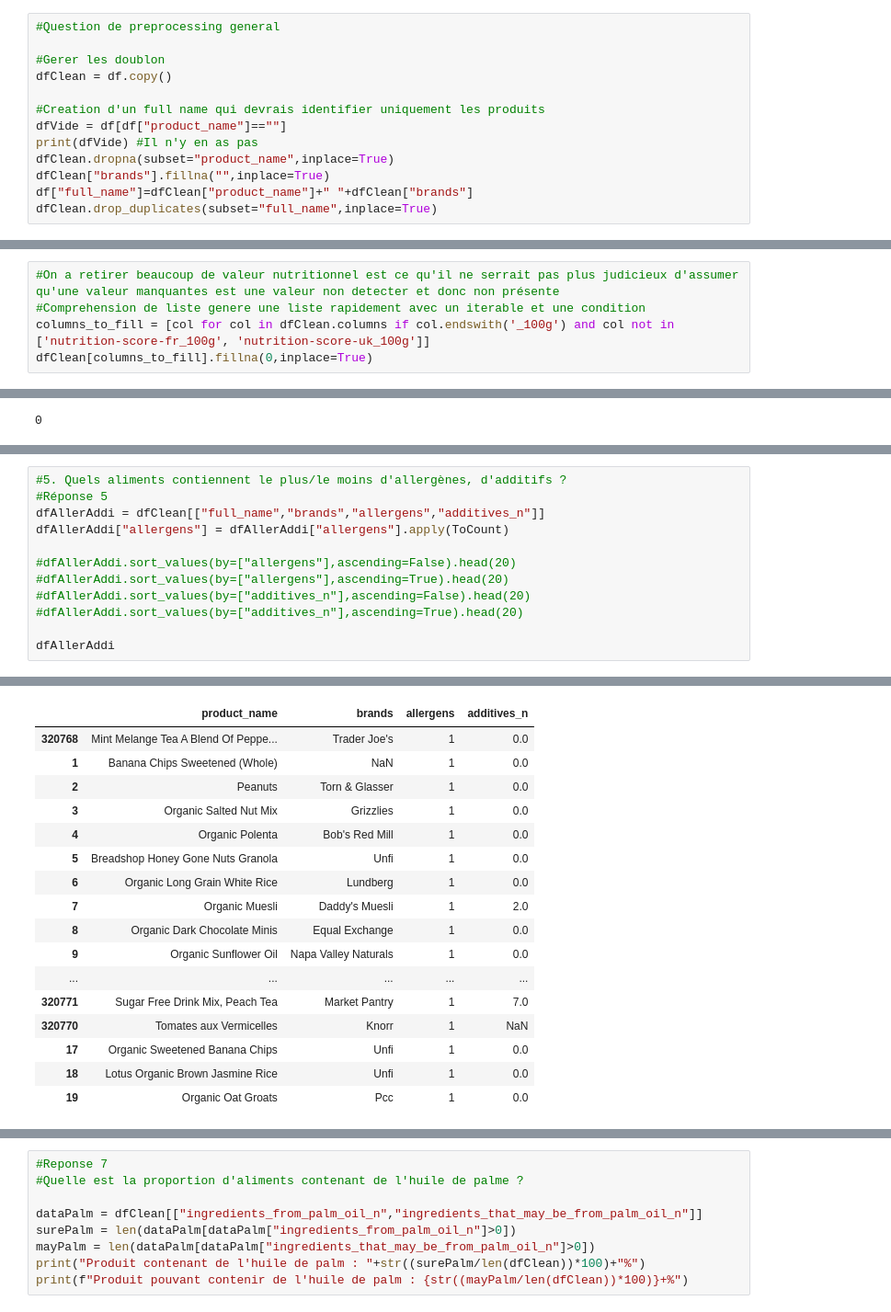
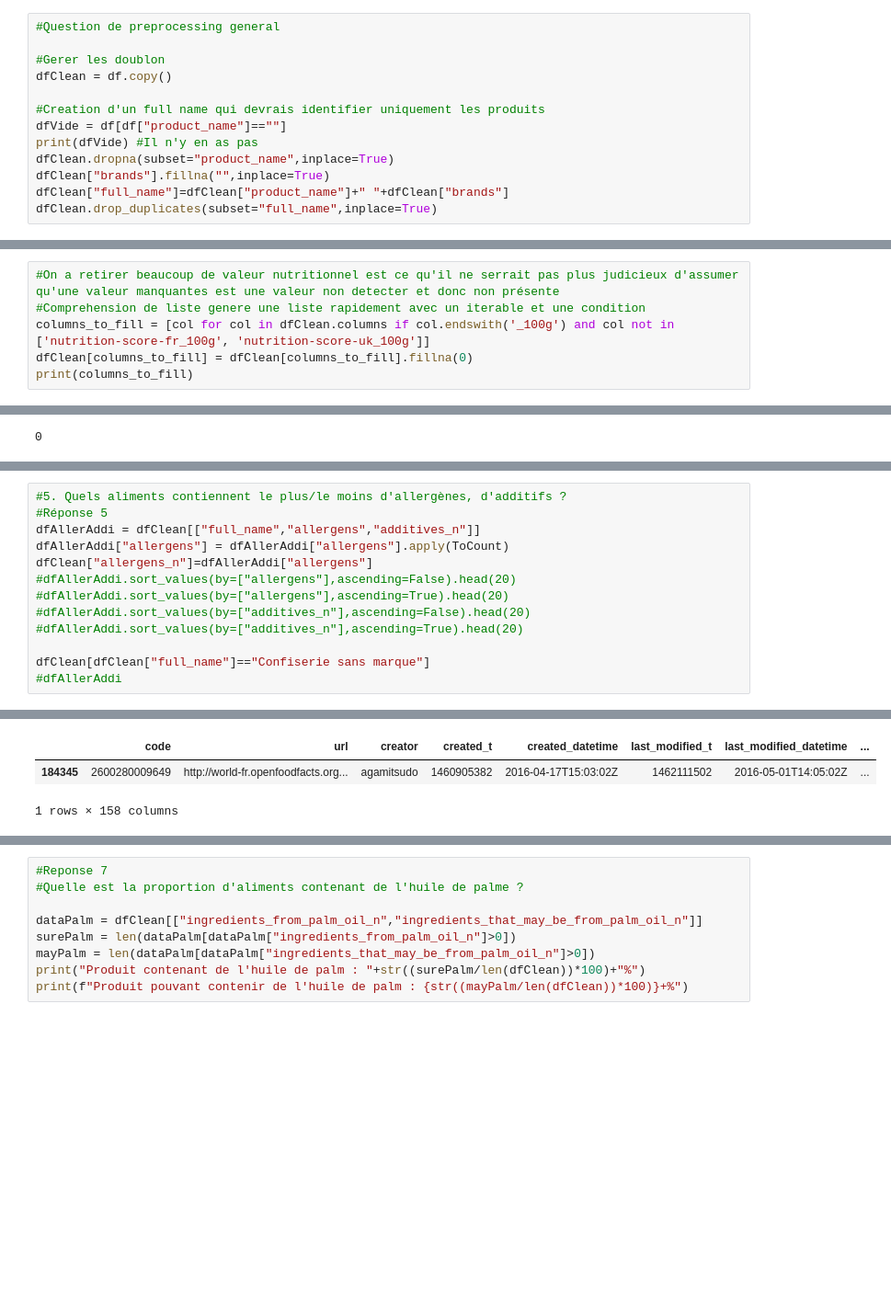
Before and after one commit to Solenhya/IAFood-P4-DevIA-G1, a Jupyter notebook: Améliorer la santé par l'IA - Analyse des données Open Food Facts.ipynb, the cells around one changed output, grey strips where cells are left out. Shown at 92% size. Cells and saved outputs as stored; diff of their text form; blank space fills up the shorter version.

```diff
--- a/Améliorer la santé par l'IA - Analyse des données Open Food Facts.ipynb
+++ b/Améliorer la santé par l'IA - Analyse des données Open Food Facts.ipynb
@@ -174,7 +154,7 @@ dfVide = df[df["product_name"]==""]
 print(dfVide) #Il n'y en as pas
 dfClean.dropna(subset="product_name",inplace=True)
 dfClean["brands"].fillna("",inplace=True)
-df["full_name"]=dfClean["product_name"]+" "+dfClean["brands"]
+dfClean["full_name"]=dfClean["product_name"]+" "+dfClean["brands"]
 dfClean.drop_duplicates(subset="full_name",inplace=True)
 # %% [output]
 Empty DataFrame
@@ -227,5 +196,6 @@ dfClean = dfDropCopy
 #On a retirer beaucoup de valeur nutritionnel est ce qu'il ne serrait pas plus judicieux d'assumer qu'une valeur manquantes est une valeur non detecter et donc non présente
 #Comprehension de liste genere une liste rapidement avec un iterable et une condition
 columns_to_fill = [col for col in dfClean.columns if col.endswith('_100g') and col not in ['nutrition-score-fr_100g', 'nutrition-score-uk_100g']]
-dfClean[columns_to_fill].fillna(0,inplace=True)
+dfClean[columns_to_fill] = dfClean[columns_to_fill].fillna(0)
+print(columns_to_fill)
 # %% [output]
@@ -321,38 +317,25 @@ dataGen["full_name"]=dataGen["product_name"]+" "+dataGen["brands"]
 # %%
 #5. Quels aliments contiennent le plus/le moins d'allergènes, d'additifs ?
 #Réponse 5
-dfAllerAddi = dfClean[["full_name","brands","allergens","additives_n"]]
+dfAllerAddi = dfClean[["full_name","allergens","additives_n"]]
 dfAllerAddi["allergens"] = dfAllerAddi["allergens"].apply(ToCount)
-
+dfClean["allergens_n"]=dfAllerAddi["allergens"]
 #dfAllerAddi.sort_values(by=["allergens"],ascending=False).head(20)
 #dfAllerAddi.sort_values(by=["allergens"],ascending=True).head(20)
 #dfAllerAddi.sort_values(by=["additives_n"],ascending=False).head(20)
 #dfAllerAddi.sort_values(by=["additives_n"],ascending=True).head(20)
 
-dfAllerAddi
+dfClean[dfClean["full_name"]=="Confiserie sans marque"]
+#dfAllerAddi
 # %% [output]
 A value is trying to be set on a copy of a slice from a DataFrame.
 Try using .loc[row_indexer,col_indexer] = value instead
 
 See the caveats in the documentation: https://pandas.pydata.org/pandas-docs/stable/user_guide/indexing.html#returning-a-view-versus-a-copy
   dfAllerAddi["allergens"] = dfAllerAddi["allergens"].apply(ToCount)
-|  | product_name | brands | allergens | additives_n |
-| 320768 | Mint Melange Tea A Blend Of Peppe... | Trader Joe's | 1 | 0.0 |
-| 1 | Banana Chips Sweetened (Whole) | NaN | 1 | 0.0 |
-| 2 | Peanuts | Torn & Glasser | 1 | 0.0 |
-| 3 | Organic Salted Nut Mix | Grizzlies | 1 | 0.0 |
-| 4 | Organic Polenta | Bob's Red Mill | 1 | 0.0 |
-| 5 | Breadshop Honey Gone Nuts Granola | Unfi | 1 | 0.0 |
-| 6 | Organic Long Grain White Rice | Lundberg | 1 | 0.0 |
-| 7 | Organic Muesli | Daddy's Muesli | 1 | 2.0 |
-| 8 | Organic Dark Chocolate Minis | Equal Exchange | 1 | 0.0 |
-| 9 | Organic Sunflower Oil | Napa Valley Naturals | 1 | 0.0 |
-| ... | ... | ... | ... | ... |
-| 320771 | Sugar Free Drink Mix, Peach Tea | Market Pantry | 1 | 7.0 |
-| 320770 | Tomates aux Vermicelles | Knorr | 1 | NaN |
-| 17 | Organic Sweetened Banana Chips | Unfi | 1 | 0.0 |
-| 18 | Lotus Organic Brown Jasmine Rice | Unfi | 1 | 0.0 |
-| 19 | Organic Oat Groats | Pcc | 1 | 0.0 |
+|  | code | url | creator | created_t | created_datetime | last_modified_t | last_modified_datetime | ... |
+| 184345 | 2600280009649 | http://world-fr.openfoodfacts.org... | agamitsudo | 1460905382 | 2016-04-17T15:03:02Z | 1462111502 | 2016-05-01T14:05:02Z | ... |
+1 rows × 158 columns
 # %%
 #Reponse 6
 #Existe-t-il une corrélation entre la quantité de sucre et le Nutri-Score ?
```
Also changed, not shown: parts of 12 cells of this notebook, 8 other files.
